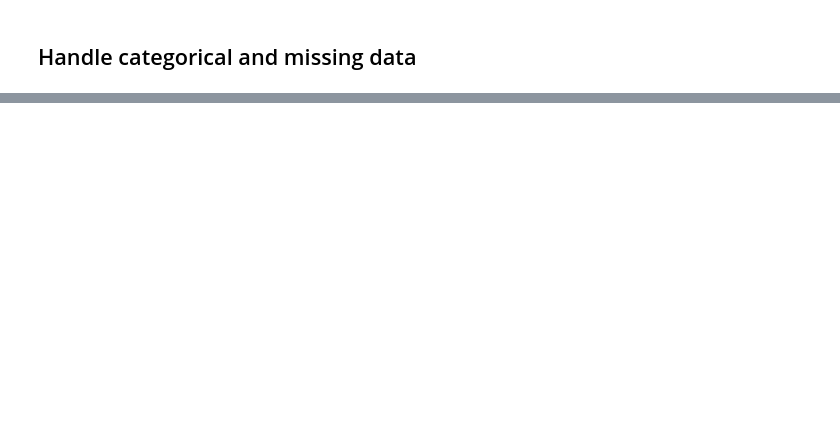
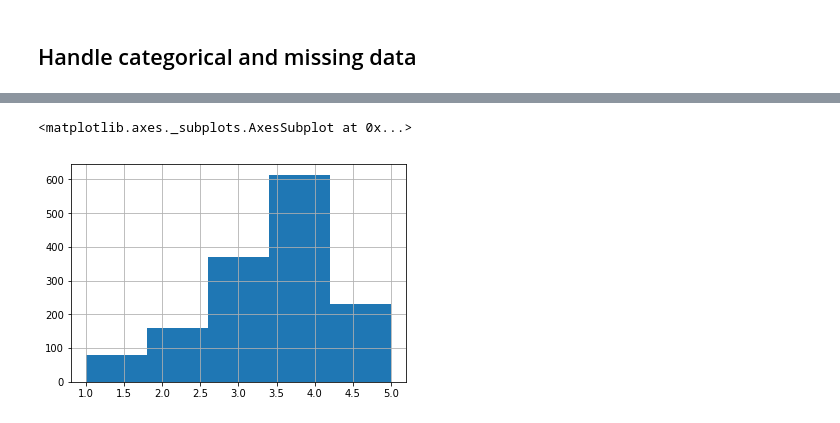
Before and after one commit to tobikuhlmann/movie-recommendation-lab, a Jupyter notebook: movie_lab_4.ipynb, the cells around one changed output, grey strips where cells are left out. Saved outputs shown, nothing was run; the diff lists cells and outputs as text; code cells hidden in the pictures; blank space fills up the shorter version.

```diff
--- a/movie_lab_4.ipynb
+++ b/movie_lab_4.ipynb
@@ -193,0 +75,3 @@ What does that number mean in terms of predictive accuracy?
+# %%
+new_df =  data
+new_df.describe()
@@ -193,0 +88,5 @@ What does that number mean in terms of predictive accuracy?
+# %%
+#create a data frame with the average rating for each movie...using title instead of ids for better description
+ratings =  pd.DataFrame(new_df.groupby('name')['rating'].mean())
+ratings['number_of_ratings'] = new_df.groupby('name')['rating'].count()
+ratings.head()
@@ -193,0 +101,7 @@ What does that number mean in terms of predictive accuracy?
+# %%
+#take a look at the distribution of ratings
+import matplotlib.pyplot as plt
+ratings['rating'].hist(bins=5)
+# %% [output]
+<matplotlib.axes._subplots.AxesSubplot at 0x...>
+[figure, added]
```
Also changed, not shown: parts of 33 cells of this notebook, 1 other file.
